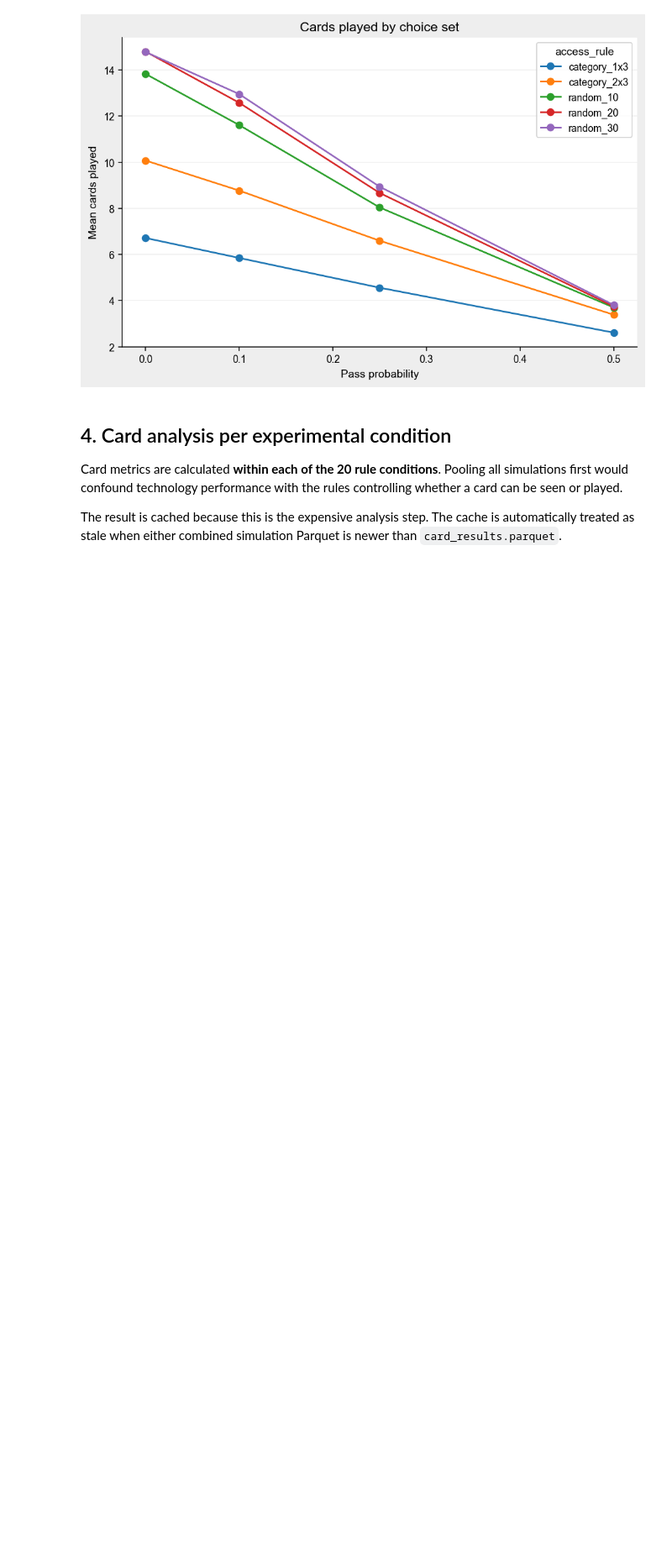
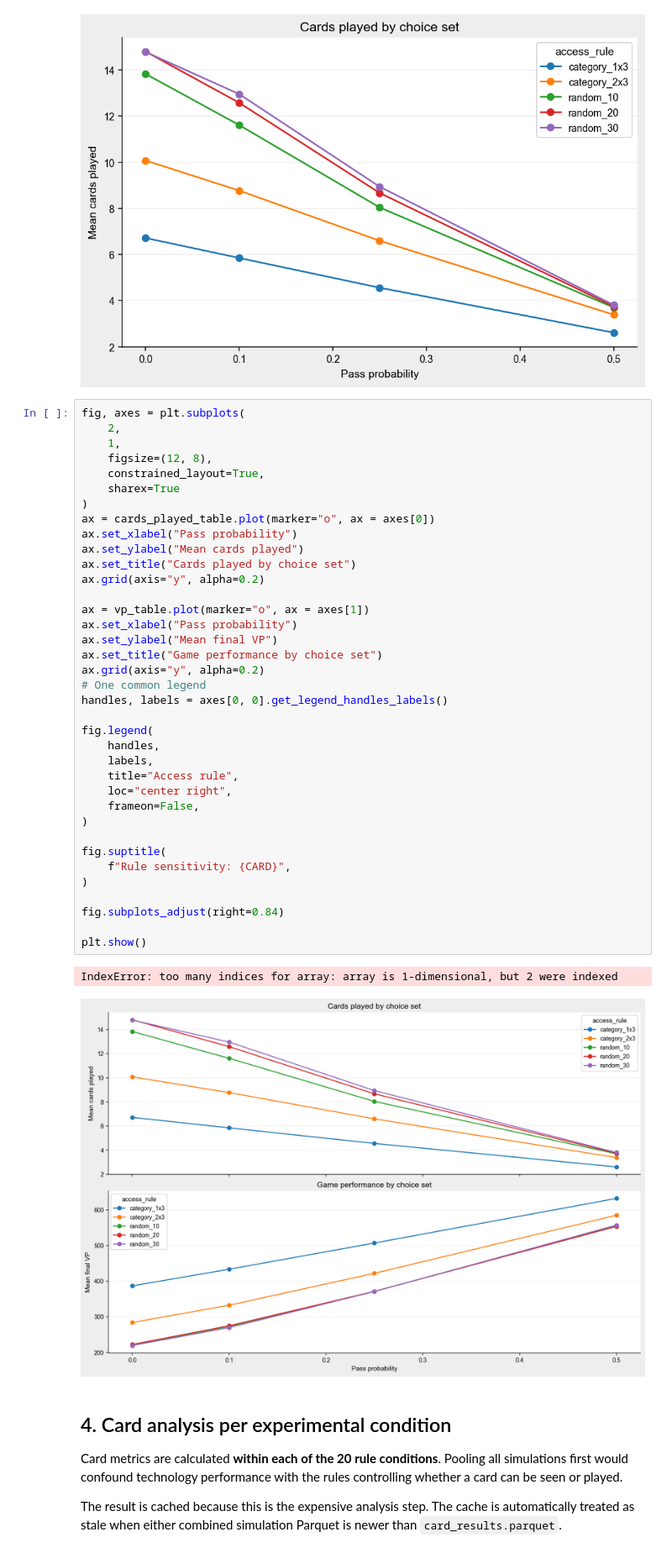
Before and after one commit to simonschaluppe/KlimSta-Brettspiel, a Jupyter notebook: Versionen/paper_draft_v1/notebooks/02_analyze_rule_sensitivity_refactored.ipynb, the cells around one changed output. Shown at 84% size. Saved outputs shown, nothing was run; the diff lists cells and outputs as text; blank space fills up the shorter version.

```diff
--- a/Versionen/paper_draft_v1/notebooks/02_analyze_rule_sensitivity_refactored.ipynb
+++ b/Versionen/paper_draft_v1/notebooks/02_analyze_rule_sensitivity_refactored.ipynb
@@ -232,6 +235,46 @@ plt.tight_layout()
 plt.show()
 # %% [output]
 [figure]
+# %%
+fig, axes = plt.subplots(
+    2,
+    1,
+    figsize=(12, 8),
+    constrained_layout=True,
+    sharex=True
+)
+ax = cards_played_table.plot(marker="o", ax = axes[0])
+ax.set_xlabel("Pass probability")
+ax.set_ylabel("Mean cards played")
+ax.set_title("Cards played by choice set")
+ax.grid(axis="y", alpha=0.2)
+
+ax = vp_table.plot(marker="o", ax = axes[1])
+ax.set_xlabel("Pass probability")
+ax.set_ylabel("Mean final VP")
+ax.set_title("Game performance by choice set")
+ax.grid(axis="y", alpha=0.2)
+# One common legend
+handles, labels = axes[0, 0].get_legend_handles_labels()
+
+fig.legend(
+    handles,
+    labels,
+    title="Access rule",
+    loc="center right",
+    frameon=False,
+)
+
+fig.suptitle(
+    f"Rule sensitivity: {CARD}",
+)
+
+fig.subplots_adjust(right=0.84)
+
+plt.show()
+# %% [output]
+IndexError: too many indices for array: array is 1-dimensional, but 2 were indexed
+[figure, added]
 # %% [markdown]
 ## 4. Card analysis per experimental condition
 
```
Also changed, not shown: parts of 2 cells of this notebook, 18 other files.
